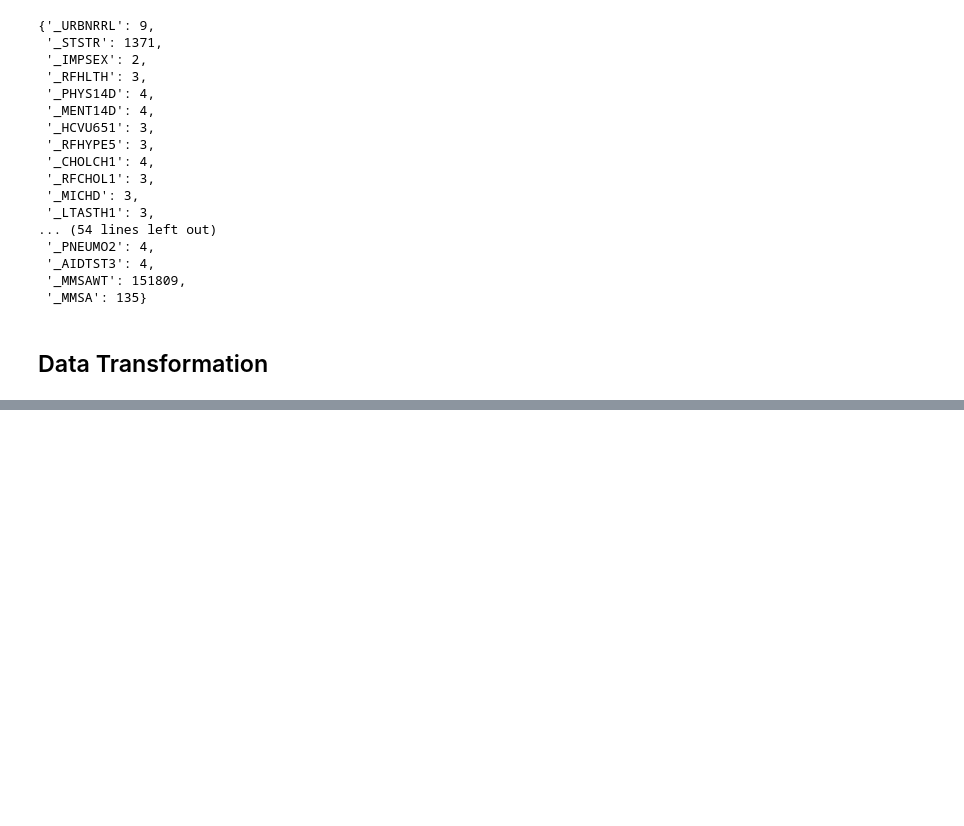
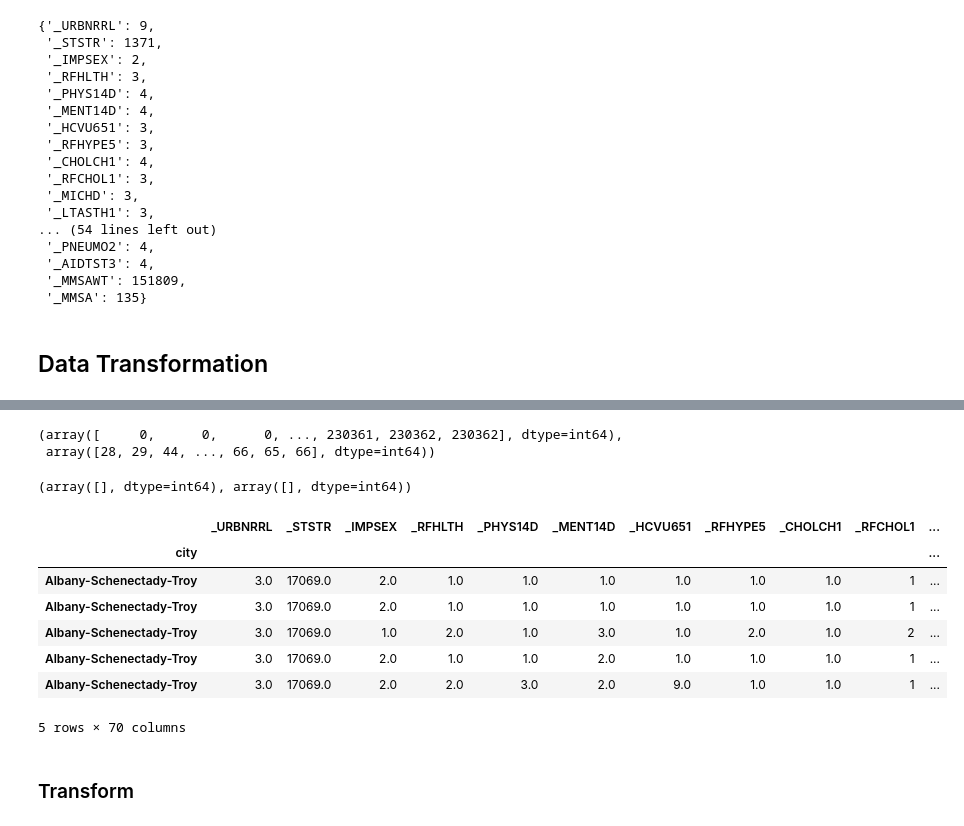
Before and after one commit to mekhod/food_data_bokeh, a Jupyter notebook: pca_food_data.ipynb, the cells around one changed output, grey strips where cells are left out. Drawn from its saved outputs; the diff is of its cells as text; code cells hidden in the pictures; blank space fills up the shorter version.

Commit message:
Start data transformation in pca_food_data

```diff
--- a/pca_food_data.ipynb
+++ b/pca_food_data.ipynb
@@ -131,0 +134,29 @@ dict_col_unique_counts
+# %%
+df = df.astype(str)
+# %%
+for col in df.columns:
+    df[col] = df[col].str.strip()
+# %%
+np.where(df.applymap(lambda x: x == ''))
+# %% [output]
+(array([     0,      0,      0, ..., 230361, 230362, 230362], dtype=int64),
+ array([28, 29, 44, ..., 66, 65, 66], dtype=int64))
+# %%
+for col in df.columns:
+    df[col] = df[col].replace("", "-1.0")
+    df[col] = df[col].replace("nan", "-1.0")
+# %%
+np.where(df.applymap(lambda x: x == ''))
+# %% [output]
+(array([], dtype=int64), array([], dtype=int64))
+# %%
+df.head()
+# %% [output]
+|  | _URBNRRL | _STSTR | _IMPSEX | _RFHLTH | _PHYS14D | _MENT14D | _HCVU651 | _RFHYPE5 | _CHOLCH1 | _RFCHOL1 | ... |
+| city |  |  |  |  |  |  |  |  |  |  | ... |
+| Albany-Schenectady-Troy | 3.0 | 17069.0 | 2.0 | 1.0 | 1.0 | 1.0 | 1.0 | 1.0 | 1.0 | 1 | ... |
+| Albany-Schenectady-Troy | 3.0 | 17069.0 | 2.0 | 1.0 | 1.0 | 1.0 | 1.0 | 1.0 | 1.0 | 1 | ... |
+| Albany-Schenectady-Troy | 3.0 | 17069.0 | 1.0 | 2.0 | 1.0 | 3.0 | 1.0 | 2.0 | 1.0 | 2 | ... |
+| Albany-Schenectady-Troy | 3.0 | 17069.0 | 2.0 | 1.0 | 1.0 | 2.0 | 1.0 | 1.0 | 1.0 | 1 | ... |
+| Albany-Schenectady-Troy | 3.0 | 17069.0 | 2.0 | 2.0 | 3.0 | 2.0 | 9.0 | 1.0 | 1.0 | 1 | ... |
+5 rows × 70 columns
@@ -132,3 +169,5 @@ dict_col_unique_counts
+# %% [markdown]
+### Transform
 # %%
 list_data_transformed = []
 # %%
```
Also changed, not shown: parts of 8 cells of this notebook.
